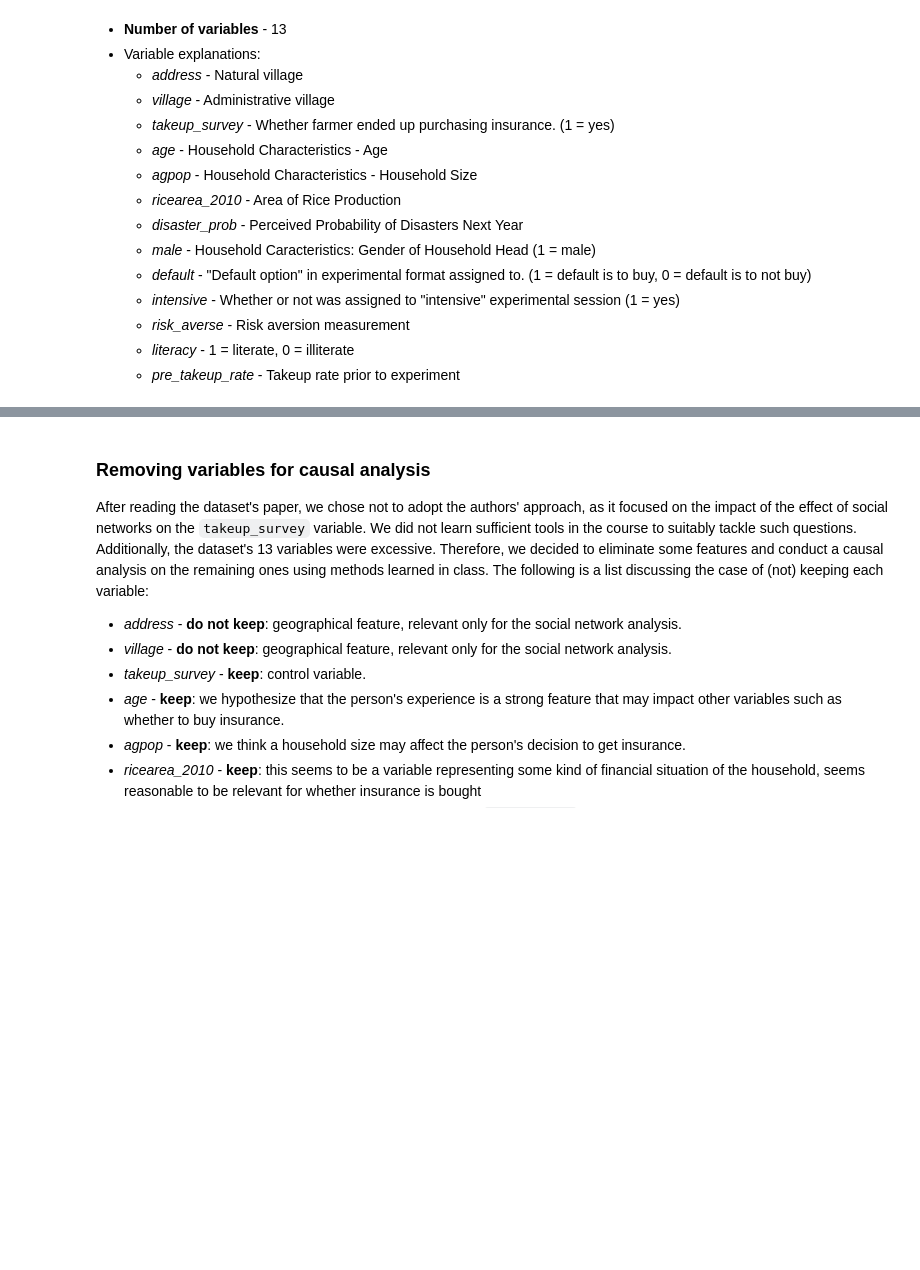
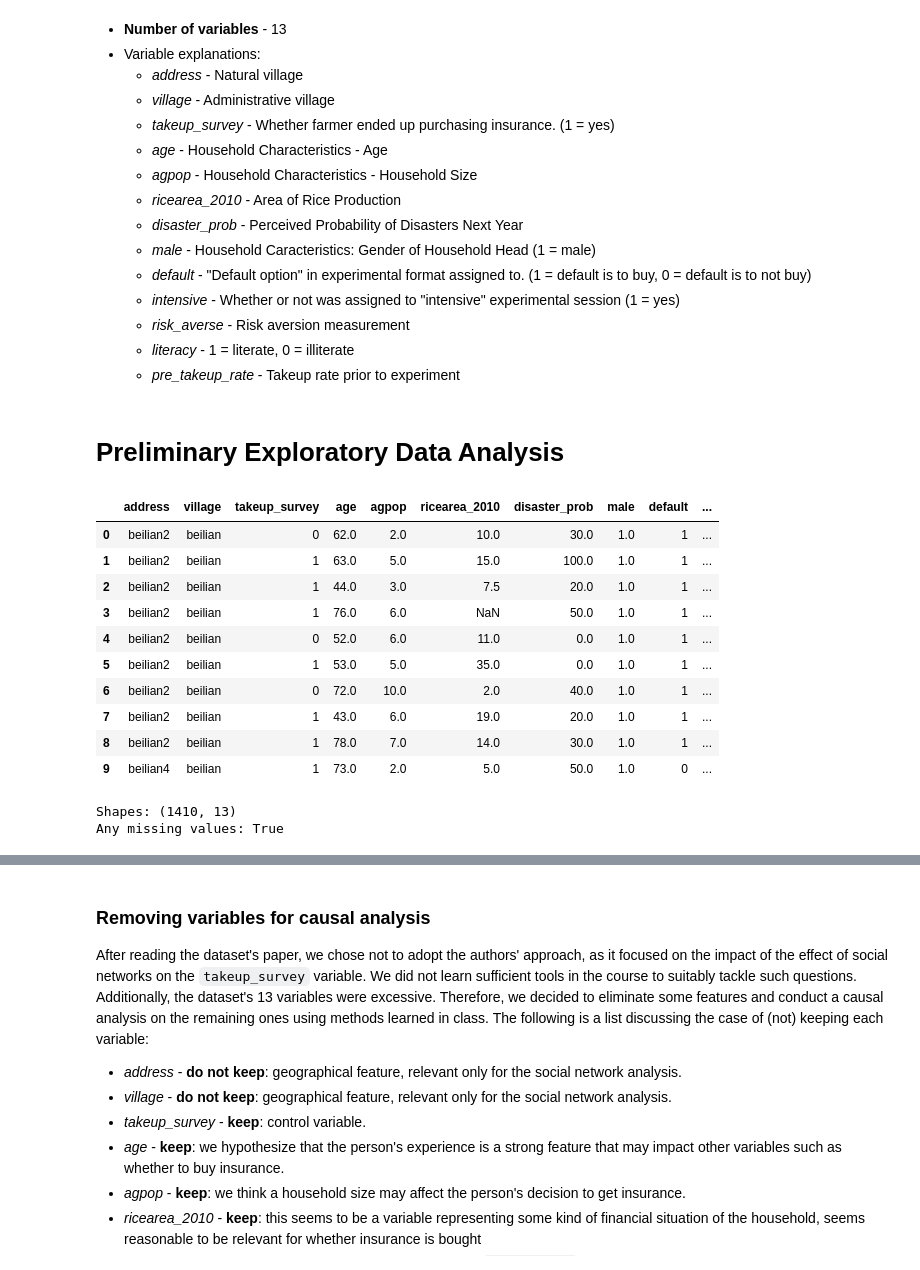
Before and after one commit to Dawlau/castle-doctrine-causality, a Jupyter notebook: causal-estimation.ipynb, the cells around one changed output, grey strips where cells are left out. Drawn from its saved outputs; the diff is of its cells as text; code cells hidden in the pictures; blank space fills up the shorter version.

```diff
--- a/causal-estimation.ipynb
+++ b/causal-estimation.ipynb
@@ -121,3 +123,5 @@ The following is a brief explanation of the dataset taken from [here](https://gi
     - *risk_averse* - Risk aversion measurement
     - *literacy* - 1 = literate, 0 = illiterate
     - *pre_takeup_rate* - Takeup rate prior to experiment
+# %% [markdown]
+# Preliminary Exploratory Data Analysis
@@ -123,0 +132,22 @@ The following is a brief explanation of the dataset taken from [here](https://gi
+# %%
+# First 10 rows
+data.head(10)
+# %% [output]
+|  | address | village | takeup_survey | age | agpop | ricearea_2010 | disaster_prob | male | default | ... |
+| 0 | beilian2 | beilian | 0 | 62.0 | 2.0 | 10.0 | 30.0 | 1.0 | 1 | ... |
+| 1 | beilian2 | beilian | 1 | 63.0 | 5.0 | 15.0 | 100.0 | 1.0 | 1 | ... |
+| 2 | beilian2 | beilian | 1 | 44.0 | 3.0 | 7.5 | 20.0 | 1.0 | 1 | ... |
+| 3 | beilian2 | beilian | 1 | 76.0 | 6.0 | NaN | 50.0 | 1.0 | 1 | ... |
+| 4 | beilian2 | beilian | 0 | 52.0 | 6.0 | 11.0 | 0.0 | 1.0 | 1 | ... |
+| 5 | beilian2 | beilian | 1 | 53.0 | 5.0 | 35.0 | 0.0 | 1.0 | 1 | ... |
+| 6 | beilian2 | beilian | 0 | 72.0 | 10.0 | 2.0 | 40.0 | 1.0 | 1 | ... |
+| 7 | beilian2 | beilian | 1 | 43.0 | 6.0 | 19.0 | 20.0 | 1.0 | 1 | ... |
+| 8 | beilian2 | beilian | 1 | 78.0 | 7.0 | 14.0 | 30.0 | 1.0 | 1 | ... |
+| 9 | beilian4 | beilian | 1 | 73.0 | 2.0 | 5.0 | 50.0 | 1.0 | 0 | ... |
+# %%
+# Data info - missing values
+print(f'{blk}Shapes: {red}{data.shape}')
+print(f'{blk}Any missing values: {red}{data.isna().any().any()}')
+# %% [output]
+Shapes: (1410, 13)
+Any missing values: True
```
Also changed, not shown: parts of 37 cells of this notebook.
